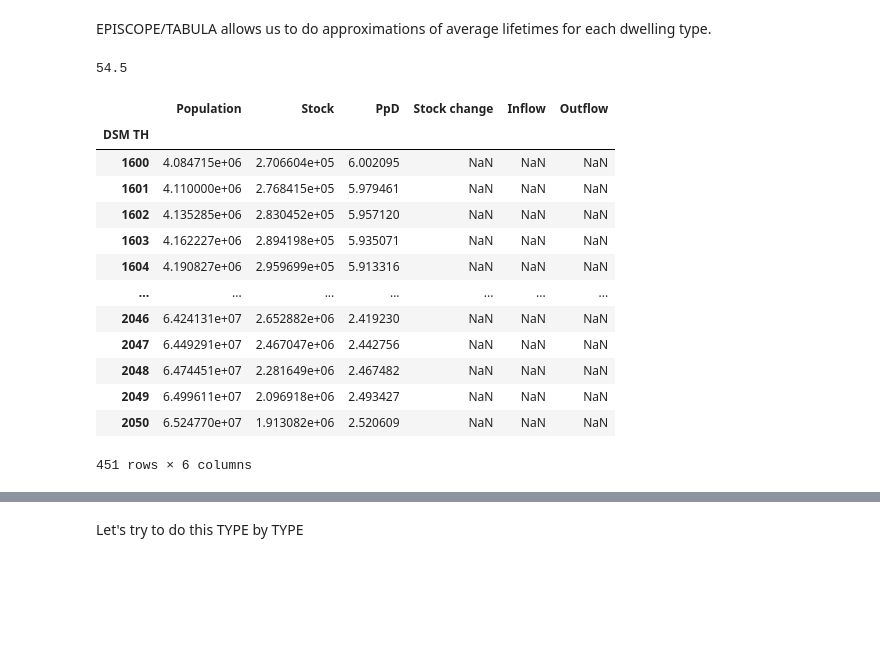
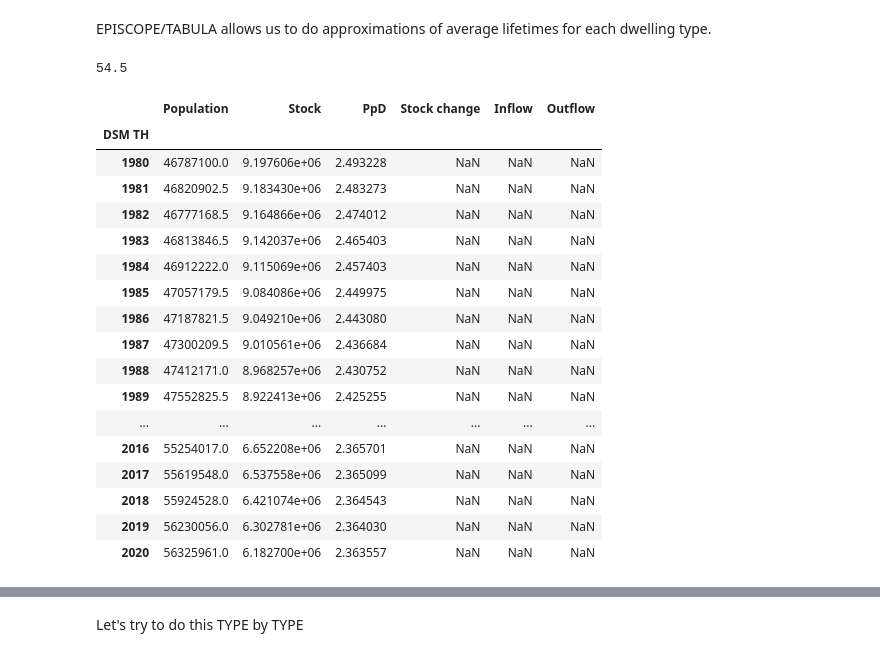
Before and after one commit to tiffanyth/MFA-dwelling, a Jupyter notebook: 2-lifetime-modelling-for-flows.ipynb, the cells around one changed output, grey strips where cells are left out. Drawn from its saved outputs; the diff is of its cells as text; code cells hidden in the pictures; blank space fills up the shorter version.

```diff
--- a/2-lifetime-modelling-for-flows.ipynb
+++ b/2-lifetime-modelling-for-flows.ipynb
@@ -22,37 +23,41 @@ def Average(lst):
 # %%
 TYP = ['AB','MFH','SFH','TH']
 LT = [46,61,47,64]
 DEV = [25,25,25,25]
 
 print(Average(LT))
 
 DSM = pd.read_csv("Model/DSM_TOT.csv")
 DSM = DSM.set_index('DSM')
 DSM_AB = pd.read_csv("Model/DSM_AB.csv")
 DSM_AB = DSM_AB.set_index('DSM AB')
 DSM_MFH = pd.read_csv("Model/DSM_MFH.csv")
 DSM_MFH = DSM_MFH.set_index('DSM MFH')
 DSM_SFH = pd.read_csv("Model/DSM_SFH.csv")
 DSM_SFH = DSM_SFH.set_index('DSM SFH')
 DSM_TH = pd.read_csv("Model/DSM_TH.csv")
 DSM_TH = DSM_TH.set_index('DSM TH')
-display(DSM_TH)
+display(DSM_TH.loc[1980:2020])
 # %% [output]
 54.5
 |  | Population | Stock | PpD | Stock change | Inflow | Outflow |
 | DSM TH |  |  |  |  |  |  |
-| 1600 | 4.084715e+06 | 2.706604e+05 | 6.002095 | NaN | NaN | NaN |
-| 1601 | 4.110000e+06 | 2.768415e+05 | 5.979461 | NaN | NaN | NaN |
-| 1602 | 4.135285e+06 | 2.830452e+05 | 5.957120 | NaN | NaN | NaN |
-| 1603 | 4.162227e+06 | 2.894198e+05 | 5.935071 | NaN | NaN | NaN |
-| 1604 | 4.190827e+06 | 2.959699e+05 | 5.913316 | NaN | NaN | NaN |
+| 1980 | 46787100.0 | 9.197606e+06 | 2.493228 | NaN | NaN | NaN |
+| 1981 | 46820902.5 | 9.183430e+06 | 2.483273 | NaN | NaN | NaN |
+| 1982 | 46777168.5 | 9.164866e+06 | 2.474012 | NaN | NaN | NaN |
+| 1983 | 46813846.5 | 9.142037e+06 | 2.465403 | NaN | NaN | NaN |
+| 1984 | 46912222.0 | 9.115069e+06 | 2.457403 | NaN | NaN | NaN |
+| 1985 | 47057179.5 | 9.084086e+06 | 2.449975 | NaN | NaN | NaN |
+| 1986 | 47187821.5 | 9.049210e+06 | 2.443080 | NaN | NaN | NaN |
+| 1987 | 47300209.5 | 9.010561e+06 | 2.436684 | NaN | NaN | NaN |
+| 1988 | 47412171.0 | 8.968257e+06 | 2.430752 | NaN | NaN | NaN |
+| 1989 | 47552825.5 | 8.922413e+06 | 2.425255 | NaN | NaN | NaN |
 | ... | ... | ... | ... | ... | ... | ... |
-| 2046 | 6.424131e+07 | 2.652882e+06 | 2.419230 | NaN | NaN | NaN |
-| 2047 | 6.449291e+07 | 2.467047e+06 | 2.442756 | NaN | NaN | NaN |
-| 2048 | 6.474451e+07 | 2.281649e+06 | 2.467482 | NaN | NaN | NaN |
-| 2049 | 6.499611e+07 | 2.096918e+06 | 2.493427 | NaN | NaN | NaN |
-| 2050 | 6.524770e+07 | 1.913082e+06 | 2.520609 | NaN | NaN | NaN |
+| 2016 | 55254017.0 | 6.652208e+06 | 2.365701 | NaN | NaN | NaN |
+| 2017 | 55619548.0 | 6.537558e+06 | 2.365099 | NaN | NaN | NaN |
+| 2018 | 55924528.0 | 6.421074e+06 | 2.364543 | NaN | NaN | NaN |
+| 2019 | 56230056.0 | 6.302781e+06 | 2.364030 | NaN | NaN | NaN |
+| 2020 | 56325961.0 | 6.182700e+06 | 2.363557 | NaN | NaN | NaN |
-451 rows × 6 columns
 # %%
 def logistic_stock(x:np.ndarray,ti:float,tau:float,C0:float,C1:float) -> np.ndarray:
     """
```
Also changed, not shown: parts of 32 cells of this notebook.
